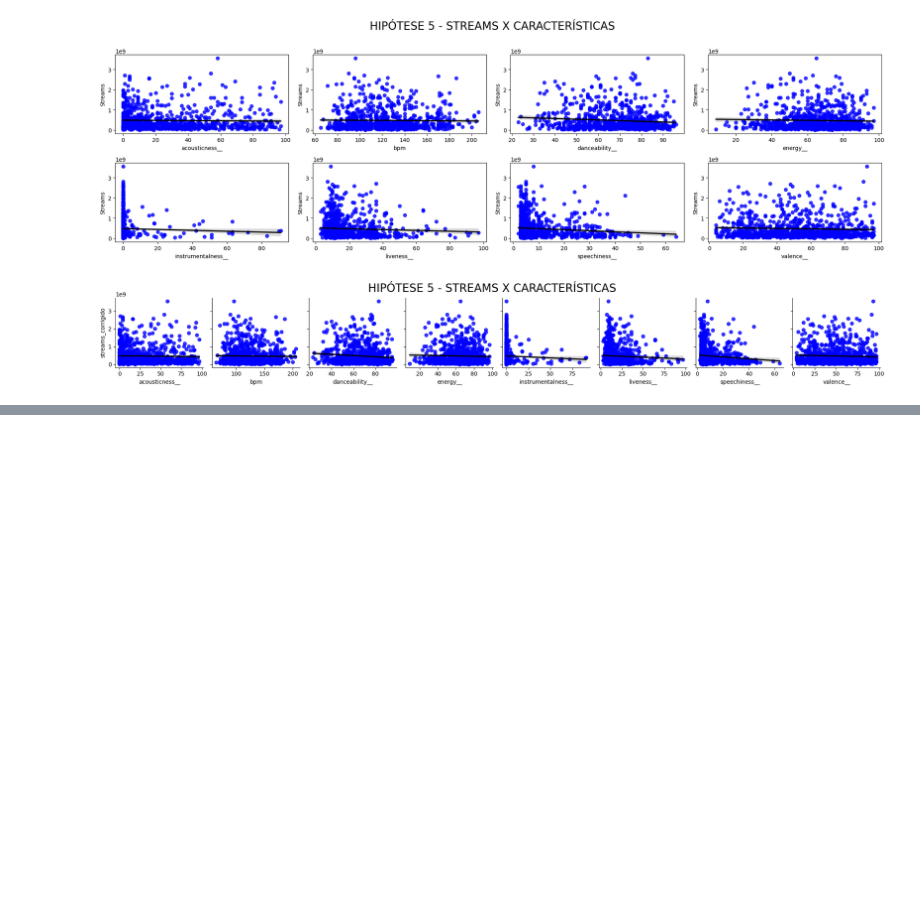
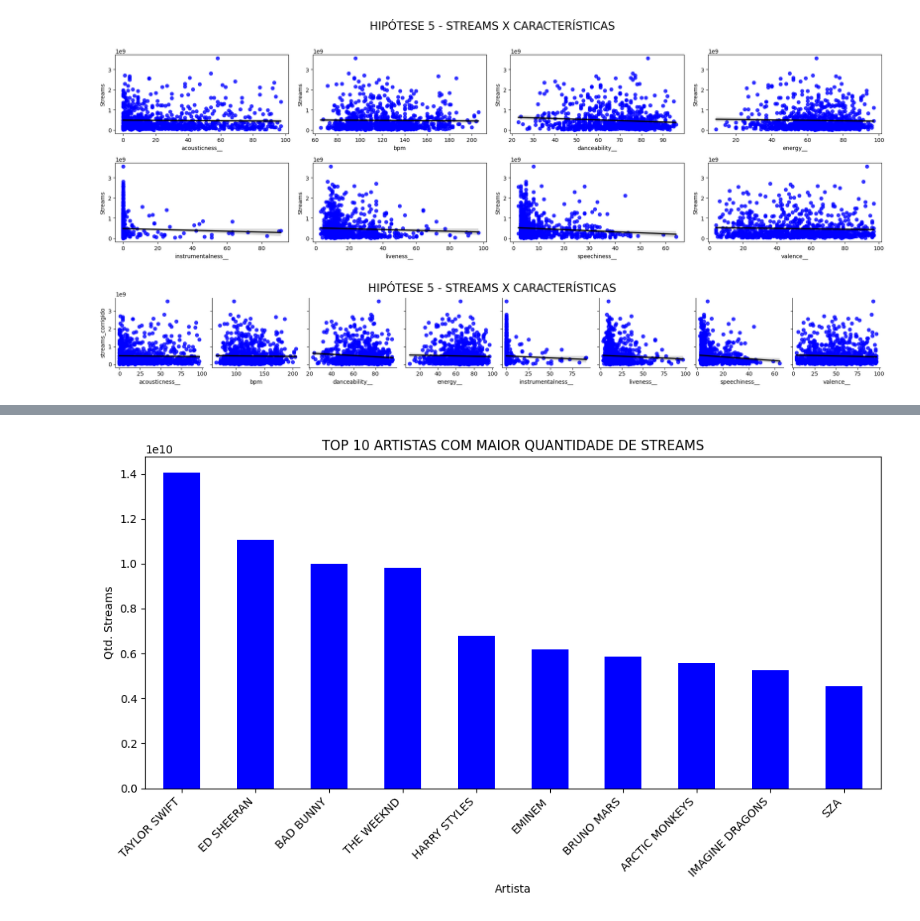
Before and after one commit to CarolyneS14/Hipoteses, a Jupyter notebook: Hipóteses.ipynb, the cells around one changed output, grey strips where cells are left out. Cells and saved outputs as stored; diff of their text form; code cells hidden in the pictures; blank space fills up the shorter version.

```diff
--- a/Hipóteses.ipynb
+++ b/Hipóteses.ipynb
@@ -689,0 +763,23 @@ plt.show()
+# %%
+# Agrupar os dados pelo nome do artista e somar os streams para cada artista
+top_artistas = gravadora.groupby('artist_name_limpo')['streams_corrigido'].sum()
+
+# Selecionar os 10 artistas com o maior número total de streams
+top_artistas = top_artistas.nlargest(10)
+
+# Plotar o gráfico de barras empilhadas
+top_artistas.plot(kind='bar', stacked=True, figsize=(10, 6), color='blue')
+
+# Adicionar rótulos e título
+plt.xlabel('Artista')
+plt.ylabel('Qtd. Streams')
+plt.title('TOP 10 ARTISTAS COM MAIOR QUANTIDADE DE STREAMS')
+
+# Rotacionar os rótulos do eixo x para melhor legibilidade
+plt.xticks(rotation=45, ha='right')
+
+# Exibir o gráfico
+plt.tight_layout()
+plt.show()
+# %% [output]
+[figure, added]
```
Also changed, not shown: parts of 7 cells of this notebook.
